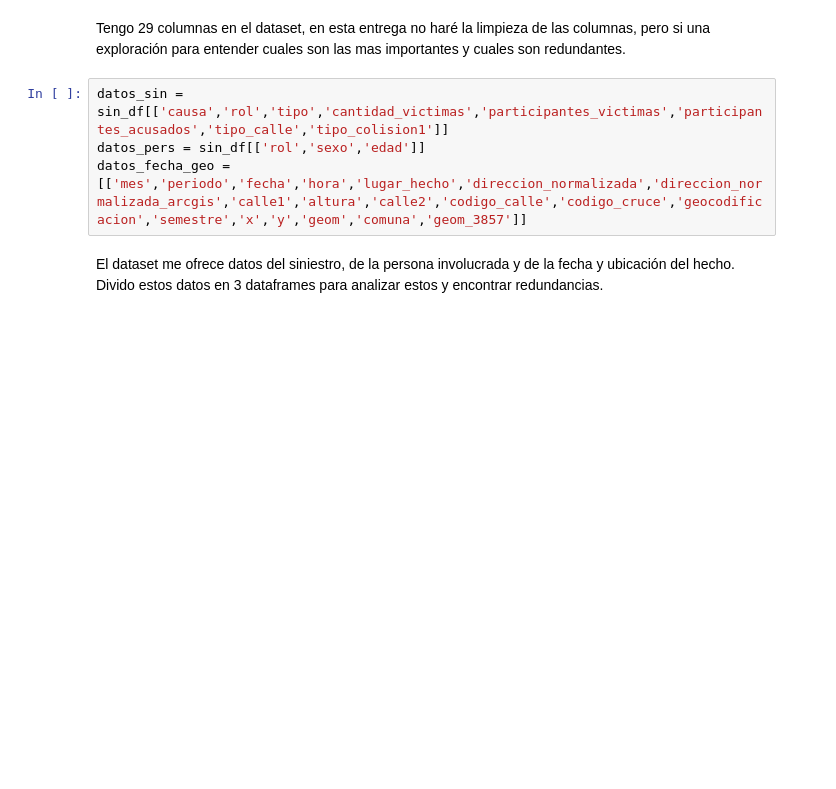
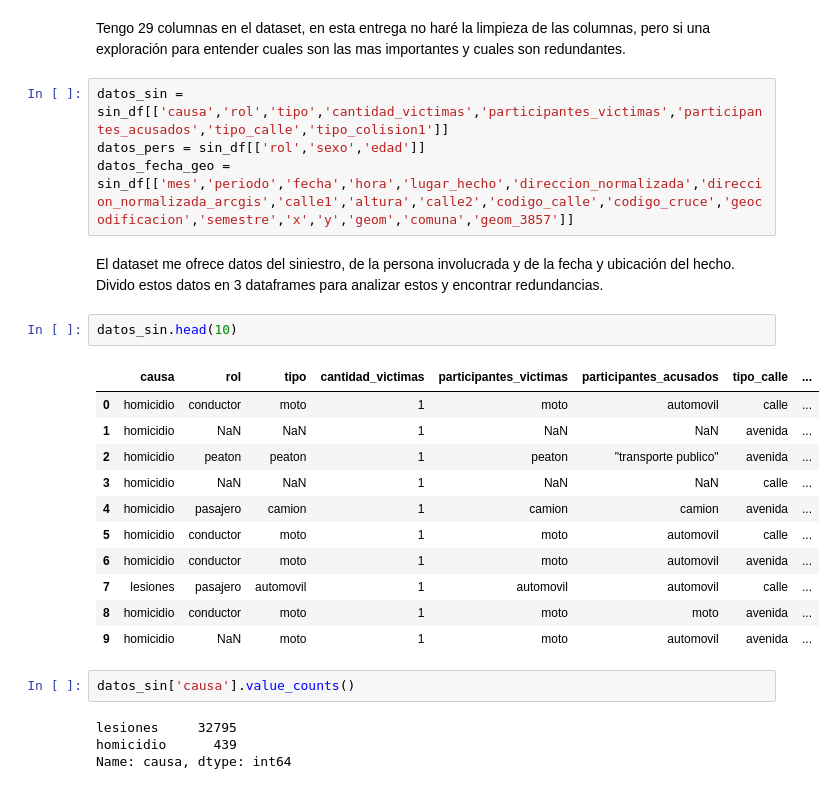
Before and after one commit to joakoracing/TP_CoderHouse, a Jupyter notebook: TP6- PRIMERA ENTREGA/Primera_entrega.ipynb, the cells around one changed output. Drawn from its saved outputs; the diff is of its cells as text; blank space fills up the shorter version.

```diff
--- a/TP6- PRIMERA ENTREGA/Primera_entrega.ipynb
+++ b/TP6- PRIMERA ENTREGA/Primera_entrega.ipynb
@@ -43,6 +43,26 @@ Tengo 29 columnas en el dataset, en esta entrega no haré la limpieza de las col
 # %%
 datos_sin = sin_df[['causa','rol','tipo','cantidad_victimas','participantes_victimas','participantes_acusados','tipo_calle','tipo_colision1']]
 datos_pers = sin_df[['rol','sexo','edad']]
-datos_fecha_geo = [['mes','periodo','fecha','hora','lugar_hecho','direccion_normalizada','direccion_normalizada_arcgis','calle1','altura','calle2','codigo_calle','codigo_cruce','geocodificacion','semestre','x','y','geom','comuna','geom_3857']]
+datos_fecha_geo = sin_df[['mes','periodo','fecha','hora','lugar_hecho','direccion_normalizada','direccion_normalizada_arcgis','calle1','altura','calle2','codigo_calle','codigo_cruce','geocodificacion','semestre','x','y','geom','comuna','geom_3857']]
 # %% [markdown]
 El dataset me ofrece datos del siniestro, de la persona involucrada y de la fecha y ubicación del hecho. Divido estos datos en 3 dataframes para analizar estos y encontrar redundancias.
+# %%
+datos_sin.head(10)
+# %% [output]
+|  | causa | rol | tipo | cantidad_victimas | participantes_victimas | participantes_acusados | tipo_calle | ... |
+| 0 | homicidio | conductor | moto | 1 | moto | automovil | calle | ... |
+| 1 | homicidio | NaN | NaN | 1 | NaN | NaN | avenida | ... |
+| 2 | homicidio | peaton | peaton | 1 | peaton | "transporte publico" | avenida | ... |
+| 3 | homicidio | NaN | NaN | 1 | NaN | NaN | calle | ... |
+| 4 | homicidio | pasajero | camion | 1 | camion | camion | avenida | ... |
+| 5 | homicidio | conductor | moto | 1 | moto | automovil | calle | ... |
+| 6 | homicidio | conductor | moto | 1 | moto | automovil | avenida | ... |
+| 7 | lesiones | pasajero | automovil | 1 | automovil | automovil | calle | ... |
+| 8 | homicidio | conductor | moto | 1 | moto | moto | avenida | ... |
+| 9 | homicidio | NaN | moto | 1 | moto | automovil | avenida | ... |
+# %%
+datos_sin['causa'].value_counts()
+# %% [output]
+lesiones     32795
+homicidio      439
+Name: causa, dtype: int64
```
Also changed, not shown: parts of 11 cells of this notebook.
